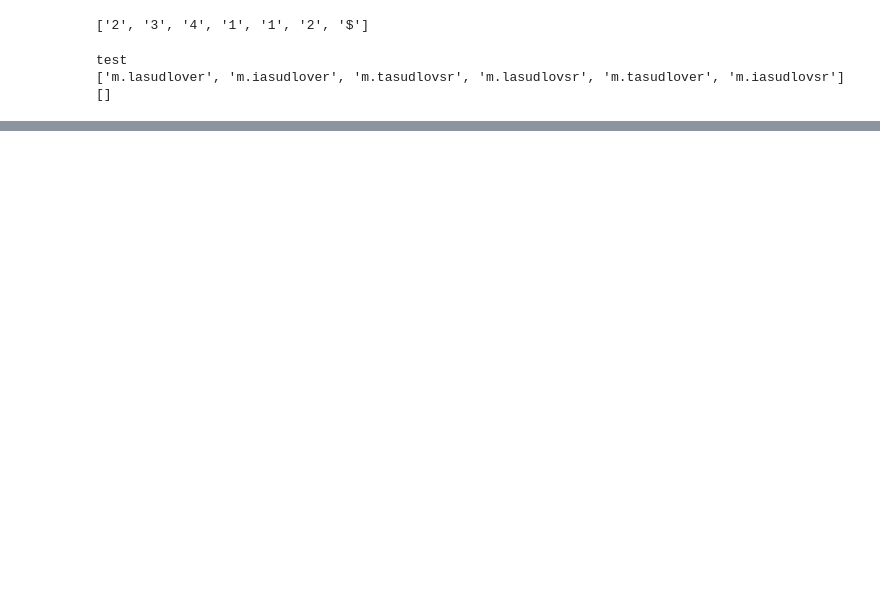
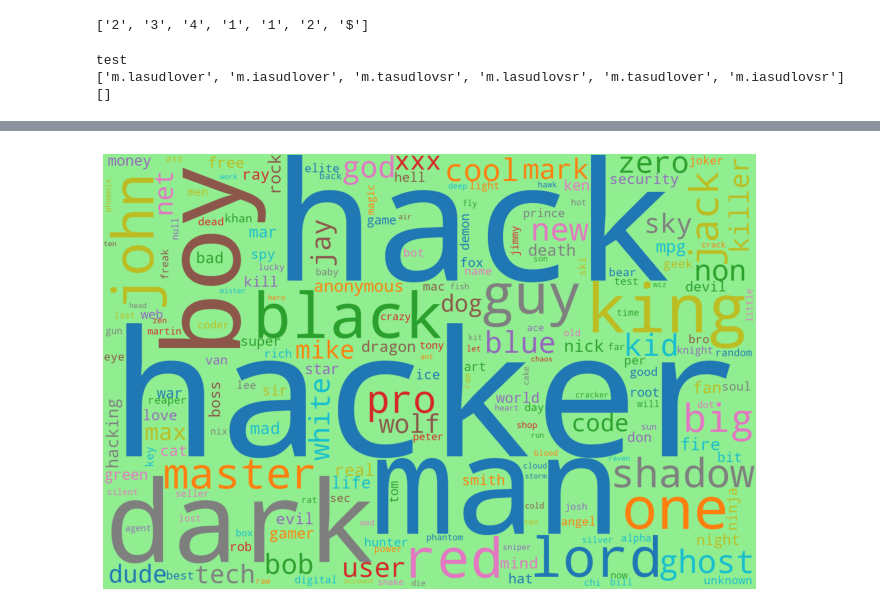
Before and after one commit to mmasu012/lognum, a Jupyter notebook: properties_username/stats_18_03_22.ipynb, the cells around one changed output, grey strips where cells are left out. Saved outputs shown, nothing was run; the diff lists cells and outputs as text; code cells hidden in the pictures; blank space fills up the shorter version.

```diff
--- a/properties_username/stats_18_03_22.ipynb
+++ b/properties_username/stats_18_03_22.ipynb
@@ -351,0 +734,12 @@ list(find_all_indices("lover", "toym.iasudlov.erlover"))
+# %%
+wordcloud = WordCloud(width = 1500,
+                      height = 1000,
+                      random_state = 42,
+                      collocations = False,
+                      background_color = 'lightgreen',
+                      colormap = 'tab10',
+                      stopwords = STOPWORDS).generate(normal_words_found)
+
+draw_wordcloud(wordcloud, (12,8))
+# %% [output]
+[figure, added]
```
Also changed, not shown: parts of 39 cells of this notebook, 20 other files.
